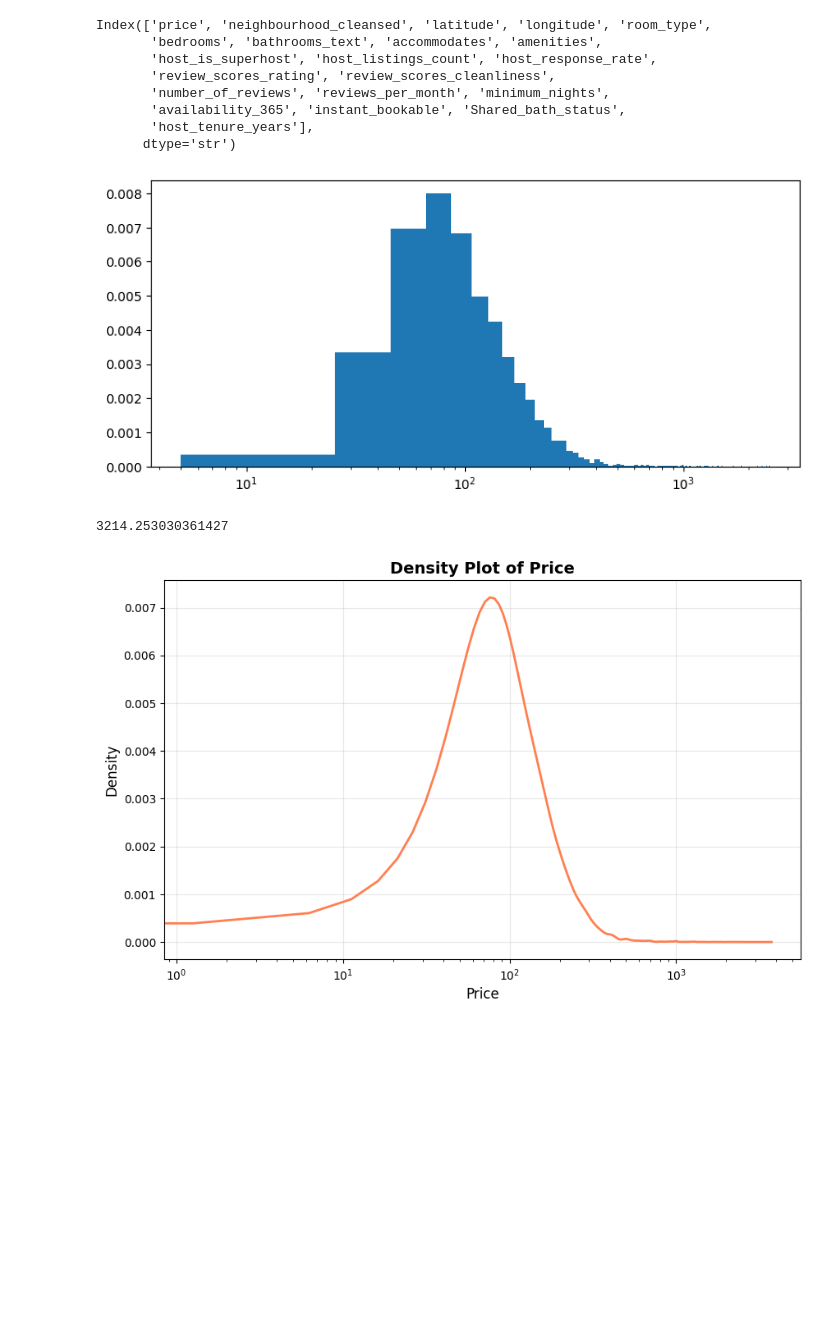
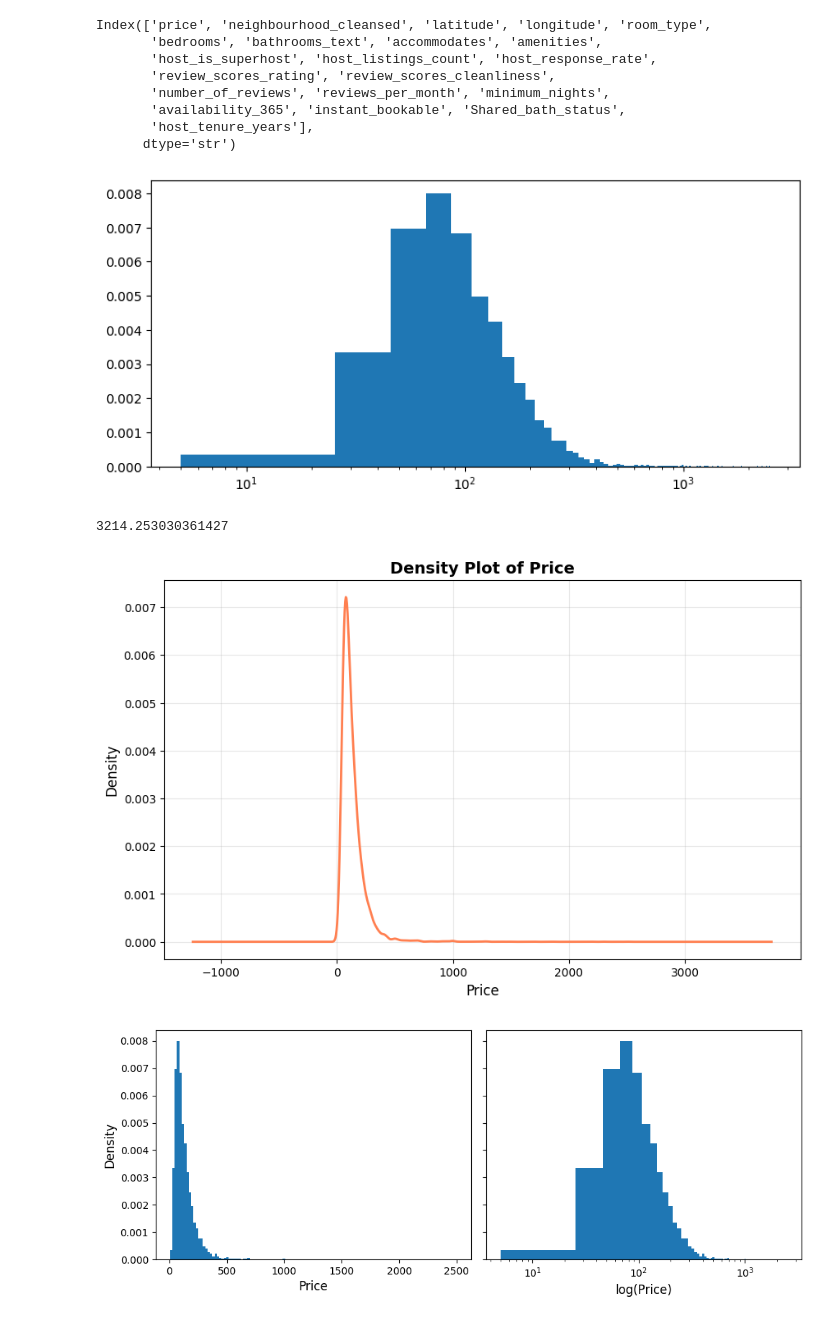
Before and after one commit to Niclas5/Examination-WS25-26, a Jupyter notebook: Aufgabe1.ipynb, the cells around one changed output. Drawn from its saved outputs; the diff is of its cells as text; code cells hidden in the pictures; blank space fills up the shorter version.

Commit message:
Aufgabe 1.6

```diff
--- a/Aufgabe1.ipynb
+++ b/Aufgabe1.ipynb
@@ -150,30 +150,51 @@ plt.xscale("log")
 plt.show()
 print(upper_bound)
 #Muss noch mit linearer x-Achse dargestellt werden
+
+plt.figure(figsize=(10, 6))
+
+listings_1_5.loc[listings_1_5["price"] <= upper_bound]["price"].dropna().plot(
+    kind="density",
+    color="coral",
+    linewidth=2
+)
+
+plt.xlabel("Price", fontsize=12)
+plt.ylabel("Density", fontsize=12)
+plt.title("Density Plot of Price", fontsize=14, fontweight="bold")
+plt.grid(alpha=0.3)
+#plt.xscale("log")
+
+plt.show()
+#Noch nicht fertig durchdacht
 # %% [output]
 [figure]
 3214.253030361427
+[figure, added]
-# %%
-#Jetzt erstellen wir einen CDP
-import matplotlib.pyplot as plt
-
-plt.figure(figsize=(10, 6))
-
-listings_1_5.loc[listings_1_5["price"] <= upper_bound]["price"].dropna().plot(
-    kind="density",
-    color="coral",
-    linewidth=2
-)
-
-plt.xlabel("Price", fontsize=12)
-plt.ylabel("Density", fontsize=12)
-plt.title("Density Plot of Price", fontsize=14, fontweight="bold")
-plt.grid(alpha=0.3)
-plt.xscale("log")
-
-plt.show()
-#Noch nicht fertig durchdacht
-# %% [output]
-[figure, removed]
 # %%
 #Unterbrechung in x-Achse machen
+# %%
+# Aufgabe 1.6 Jan
+#Variante mit Matplotlib und einem Upper Bound
+
+fig, ax = plt.subplots( 1, 2, sharey=True, figsize=(10,4) )
+ax[0].hist(
+    listings_1_5.loc[listings_1_5["price"] <= upper_bound]["price"],
+    log= False, bins = 122,
+    density=True,
+    label='empirical density'
+) # plotting a histogram
+ax[0].set_xlabel("Price", fontsize=12)
+ax[0].set_ylabel("Density", fontsize=12)
+ax[1].hist(
+    listings_1_5.loc[listings_1_5["price"] <= upper_bound]["price"],
+    log= False, bins = 122,
+    density=True,
+    label='empirical density'
+) # plotting a histogram
+ax[1].set_xlabel("log(Price)", fontsize=12)
+#ax[1].set_ylabel("Density", fontsize=12)
+ax[1].set_xscale("log")
+plt.tight_layout()
+# %% [output]
+[figure, added]
```
Also changed, not shown: parts of 1 cell of this notebook, 2 other files.
